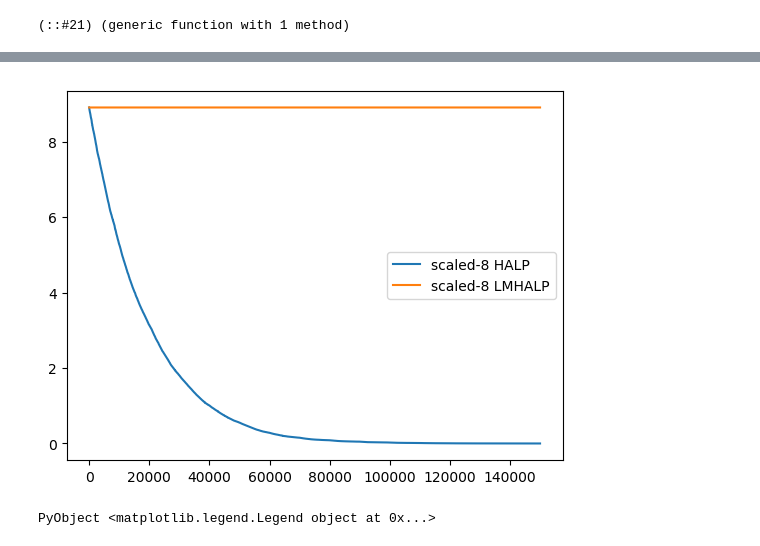
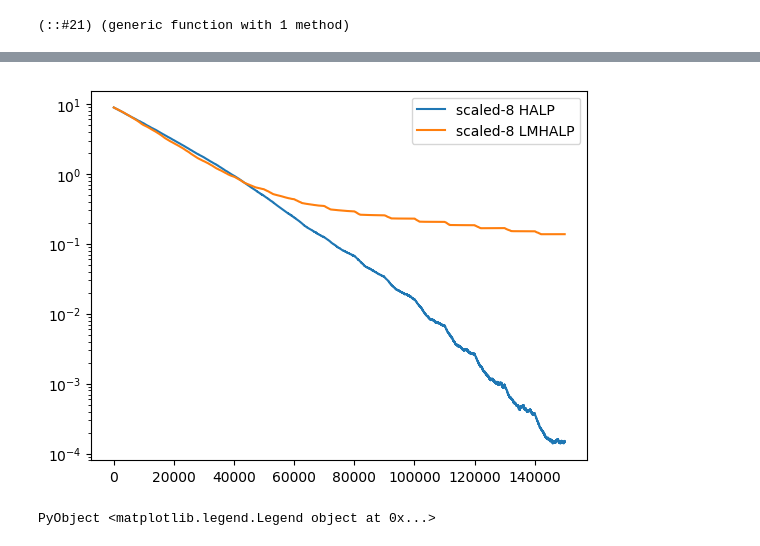
Before and after one commit to ifilonenko/sgd-vr-precision, a Jupyter notebook: experiments/lm-halp.ipynb, the cells around one changed output, grey strips where cells are left out. Cells and saved outputs as stored; diff of their text form; code cells hidden in the pictures.

```diff
--- a/experiments/lm-halp.ipynb
+++ b/experiments/lm-halp.ipynb
@@ -206,3 +204,2 @@ halp_g_log_loss = ((p, Y) -> (-Y ./ (1 + exp.(Y .* p))) / length(Y))
 # %%
-(w,dto_halp8) = HALP{alpha,epoch_length,num_epochs,S8}(w0,wopt,X,Y,mu,logreg_grad);
-(w,dto_lmhalp8) = LMHALP{alpha,epoch_length,num_epochs,S8}(w0,wopt,X,Y,blue,purple,mu,tol,halp_g_log_loss);
+(w,dto_lmhalp8) = LMHALP{alpha,epoch_length,num_epochs,S8}(w0,wopt,X,Y,blue,purple,mu,tol,gamma_reg,halp_g_log_loss);
@@ -209,7 +214,7 @@ halp_g_log_loss = ((p, Y) -> (-Y ./ (1 + exp.(Y .* p))) / length(Y))
 # %%
-plot(dto_halp8;label="scaled-8 HALP")
-plot(dto_lmhalp8;label="scaled-8 LMHALP")
+semilogy(dto_halp8;label="scaled-8 HALP")
+semilogy(dto_lmhalp8;label="scaled-8 LMHALP")
 legend()
 # %% [output]
-[figure, old version]
+[figure, new version]
 PyObject <matplotlib.legend.Legend object at 0x...>
```
Also changed, not shown: parts of 7 cells of this notebook, 1 other file.
